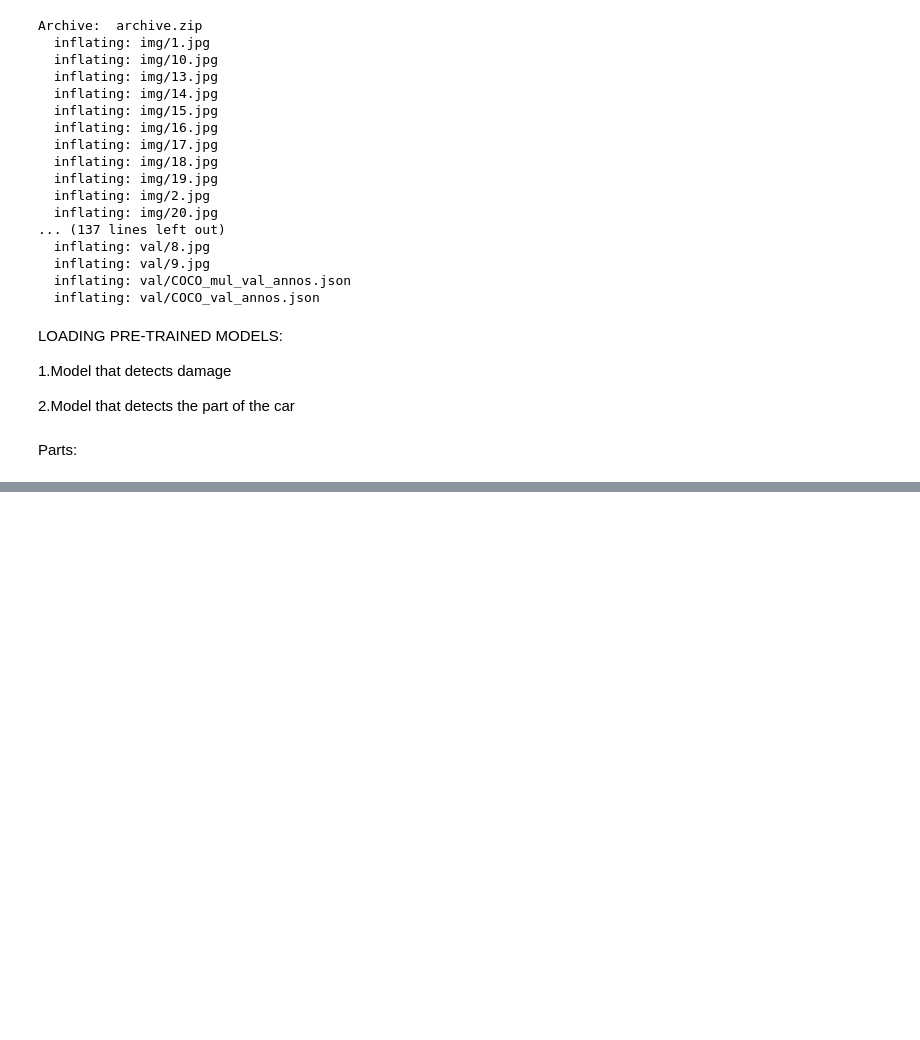
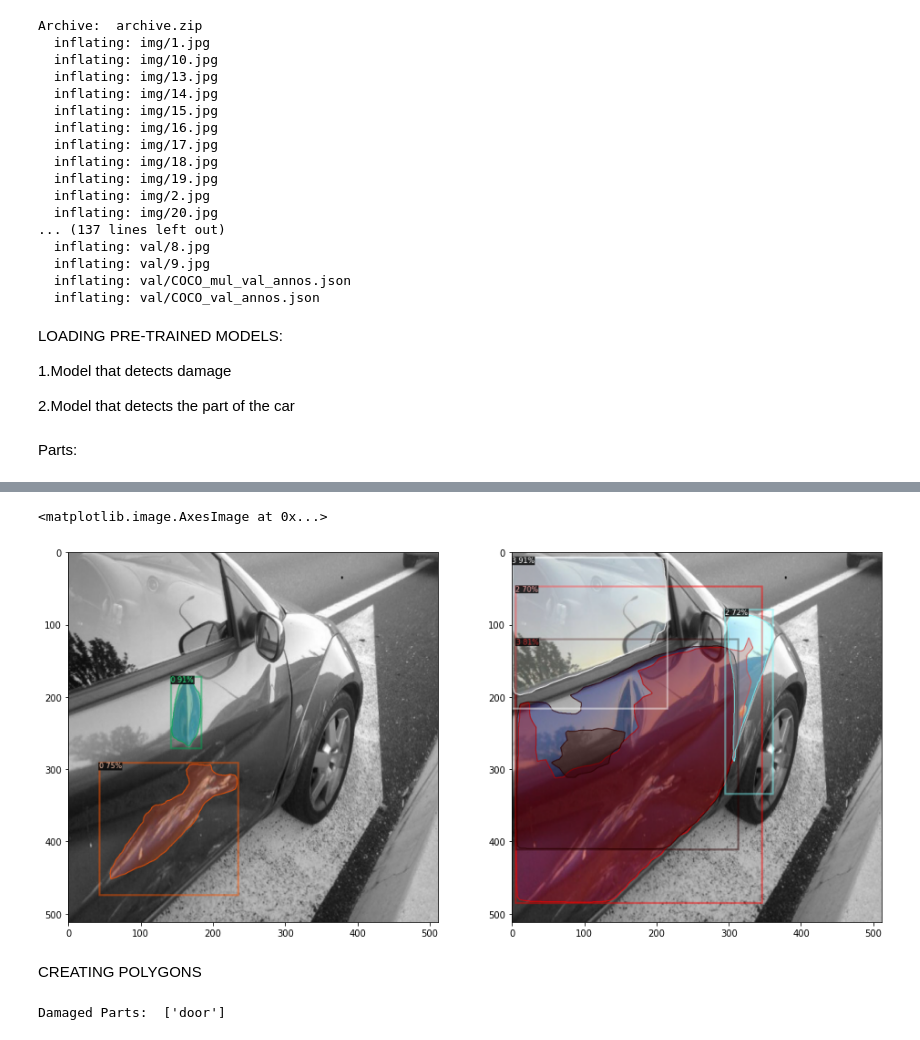
Before and after one commit to likhithaap/Car-damage-assesment-deep-learning-, a Jupyter notebook: final_damage_detection.ipynb, the cells around one changed output, grey strips where cells are left out. Saved outputs shown, nothing was run; the diff lists cells and outputs as text; code cells hidden in the pictures; blank space fills up the shorter version.

```diff
--- a/final_damage_detection.ipynb
+++ b/final_damage_detection.ipynb
@@ -83,7 +83,7 @@ cfg = get_cfg()
 cfg.merge_from_file(model_zoo.get_config_file("COCO-InstanceSegmentation/mask_rcnn_R_50_FPN_3x.yaml"))
 cfg.MODEL.ROI_HEADS.NUM_CLASSES = 2  # only has one class (damage) + 1
 cfg.MODEL.RETINANET.NUM_CLASSES = 2 # only has one class (damage) + 1
-cfg.MODEL.WEIGHTS = os.path.join("/content/damage_model_final.pth")
+cfg.MODEL.WEIGHTS = os.path.join("/content/drive/MyDrive/Special_project/damage_model_final.pth")
 cfg.MODEL.ROI_HEADS.SCORE_THRESH_TEST = 0.7
 cfg['MODEL']['DEVICE']='cuda'#or cpu
 damage_predictor = DefaultPredictor(cfg)
@@ -94,7 +94,7 @@ cfg_mul = get_cfg()
 cfg_mul.merge_from_file(model_zoo.get_config_file("COCO-InstanceSegmentation/mask_rcnn_R_50_FPN_3x.yaml"))
 cfg_mul.MODEL.ROI_HEADS.NUM_CLASSES = 6  # only has five classes (headlamp,hood,rear_bumper,front_bumper_door) + 1
 cfg_mul.MODEL.RETINANET.NUM_CLASSES = 6 # only has five classes (headlamp,hood,rear_bumper,front_bumper_door) + 1
-cfg_mul.MODEL.WEIGHTS = os.path.join("/content/parts_model_final.pth")
+cfg_mul.MODEL.WEIGHTS = os.path.join("/content/drive/MyDrive/Special_project/parts_model_final.pth")
 cfg_mul.MODEL.ROI_HEADS.SCORE_THRESH_TEST = 0.7
 cfg_mul['MODEL']['DEVICE']='cuda' #or cpu
 part_predictor = DefaultPredictor(cfg_mul)
@@ -100,0 +145,30 @@ part_predictor = DefaultPredictor(cfg_mul)
+# %%
+fig, (ax1, ax2) = plt.subplots(1, 2, figsize =(16,12))
+im = io.imread("/content/val/9.jpg")
+
+#damage inference
+damage_outputs = damage_predictor(im)
+damage_v = Visualizer(im[:, :, ::-1],
+                   metadata=MetadataCatalog.get("car_dataset_val"),
+                   scale=0.5,
+                   instance_mode=ColorMode.IMAGE_BW   # remove the colors of unsegmented pixels. This option is only available for segmentation models
+)
+damage_out = damage_v.draw_instance_predictions(damage_outputs["instances"].to("cpu"))
+
+#part inference
+parts_outputs = part_predictor(im)
+parts_v = Visualizer(im[:, :, ::-1],
+                   metadata=MetadataCatalog.get("car_mul_dataset_val"),
+                   scale=0.5,
+                   instance_mode=ColorMode.IMAGE_BW   # remove the colors of unsegmented pixels. This option is only available for segmentation models
+)
+parts_out = parts_v.draw_instance_predictions(parts_outputs["instances"].to("cpu"))
+
+#plot
+ax1.imshow(damage_out.get_image()[:, :, ::-1],)
+ax2.imshow(parts_out.get_image()[:, :, ::-1])
+# %% [output]
+<matplotlib.image.AxesImage at 0x...>
+[figure, added]
+# %% [markdown]
+CREATING POLYGONS
@@ -100,0 +188,4 @@ part_predictor = DefaultPredictor(cfg_mul)
+# %%
+print("Damaged Parts: ",detect_damage_part(damage_dict,parts_dict))
+# %% [output]
+Damaged Parts:  ['door']
```
Also changed, not shown: parts of 9 cells of this notebook.
